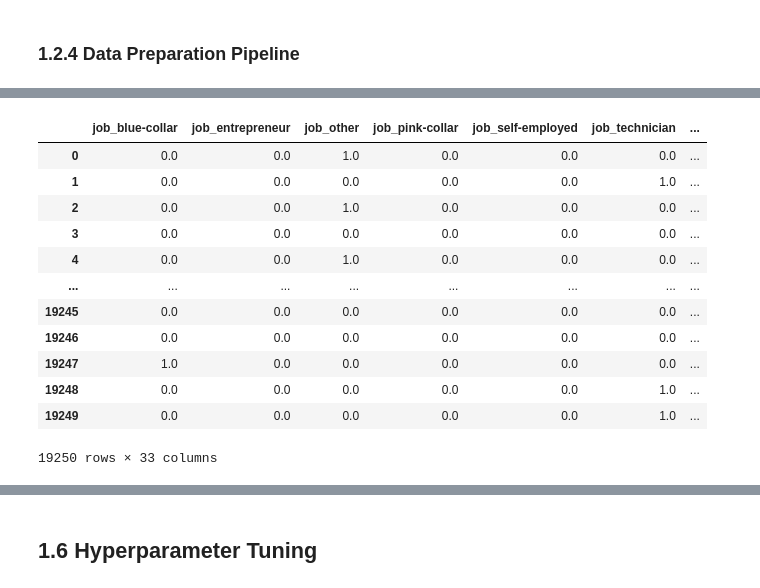
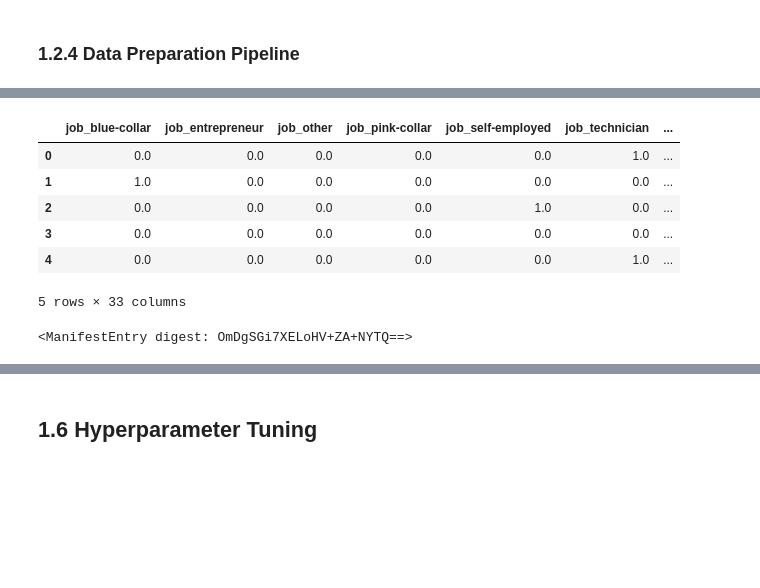
Before and after one commit to francisvalguedes/bank_marketing_mlp, a Jupyter notebook: model/train_test.ipynb, the cells around one changed output, grey strips where cells are left out. Drawn from its saved outputs; the diff is of its cells as text; code cells hidden in the pictures; blank space fills up the shorter version.

```diff
--- a/model/train_test.ipynb
+++ b/model/train_test.ipynb
@@ -520,18 +517,0 @@ x_train_preprocessed.head()
-# %%
-train_transf = pd.concat([x_train_preprocessed, y_train ], axis=1)
-#val = pd.concat([x_val, y_val], axis=1)
-train_transf
-# %% [output]
-|  | job_blue-collar | job_entrepreneur | job_other | job_pink-collar | job_self-employed | job_technician | ... |
-| 0 | 0.0 | 0.0 | 1.0 | 0.0 | 0.0 | 0.0 | ... |
-| 1 | 0.0 | 0.0 | 0.0 | 0.0 | 0.0 | 1.0 | ... |
-| 2 | 0.0 | 0.0 | 1.0 | 0.0 | 0.0 | 0.0 | ... |
-| 3 | 0.0 | 0.0 | 0.0 | 0.0 | 0.0 | 0.0 | ... |
-| 4 | 0.0 | 0.0 | 1.0 | 0.0 | 0.0 | 0.0 | ... |
-| ... | ... | ... | ... | ... | ... | ... | ... |
-| 19245 | 0.0 | 0.0 | 0.0 | 0.0 | 0.0 | 0.0 | ... |
-| 19246 | 0.0 | 0.0 | 0.0 | 0.0 | 0.0 | 0.0 | ... |
-| 19247 | 1.0 | 0.0 | 0.0 | 0.0 | 0.0 | 0.0 | ... |
-| 19248 | 0.0 | 0.0 | 0.0 | 0.0 | 0.0 | 1.0 | ... |
-| 19249 | 0.0 | 0.0 | 0.0 | 0.0 | 0.0 | 1.0 | ... |
-19250 rows × 33 columns
@@ -539,0 +518,11 @@ train_transf
+# %%
+# for validation purposes
+val_preprocessed.loc[0:,:]
+# %% [output]
+|  | job_blue-collar | job_entrepreneur | job_other | job_pink-collar | job_self-employed | job_technician | ... |
+| 0 | 0.0 | 0.0 | 0.0 | 0.0 | 0.0 | 1.0 | ... |
+| 1 | 1.0 | 0.0 | 0.0 | 0.0 | 0.0 | 0.0 | ... |
+| 2 | 0.0 | 0.0 | 0.0 | 0.0 | 1.0 | 0.0 | ... |
+| 3 | 0.0 | 0.0 | 0.0 | 0.0 | 0.0 | 0.0 | ... |
+| 4 | 0.0 | 0.0 | 0.0 | 0.0 | 0.0 | 1.0 | ... |
+5 rows × 33 columns
@@ -539,0 +544,24 @@ train_transf
+# %%
+run = wandb.init(project="bank_mlp", entity="mlops_ivan", job_type="preprocessed_train_data")
+
+# Uploading Transformed Data
+
+# saving transformed train data to csv
+train_preprocessed.to_csv("preprocessed_train_data.csv", index=False)
+
+
+# Create a new artifact and configure with the necessary arguments
+artifact = wandb.Artifact(name="preprocessed_train_data.csv",
+                          type="preprocessed_data",
+                          description="Upload preprocessed Train Data")
+
+artifact.add_file("preprocessed_train_data.csv")
+
+
+run.log_artifact(artifact)
+
+run.finish()
+
+os.remove('preprocessed_train_data.csv')
+# %% [output]
+<ManifestEntry digest: OmDgSGi7XELoHV+ZA+NYTQ==>
```
Also changed, not shown: parts of 13 cells of this notebook.
